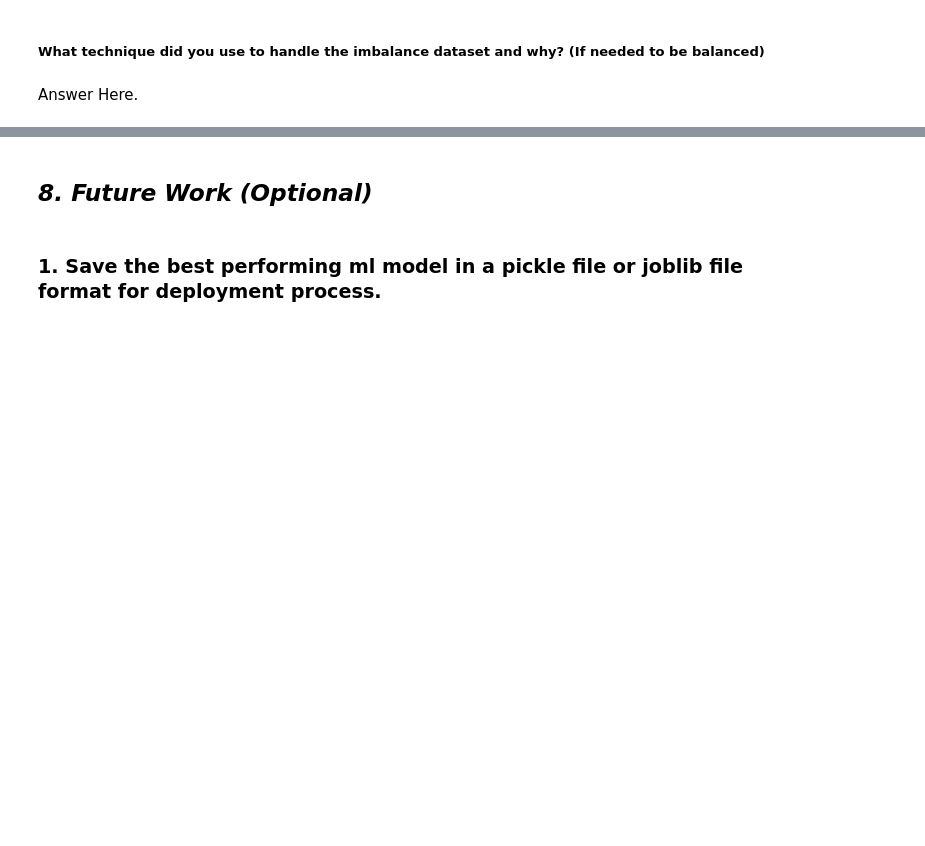
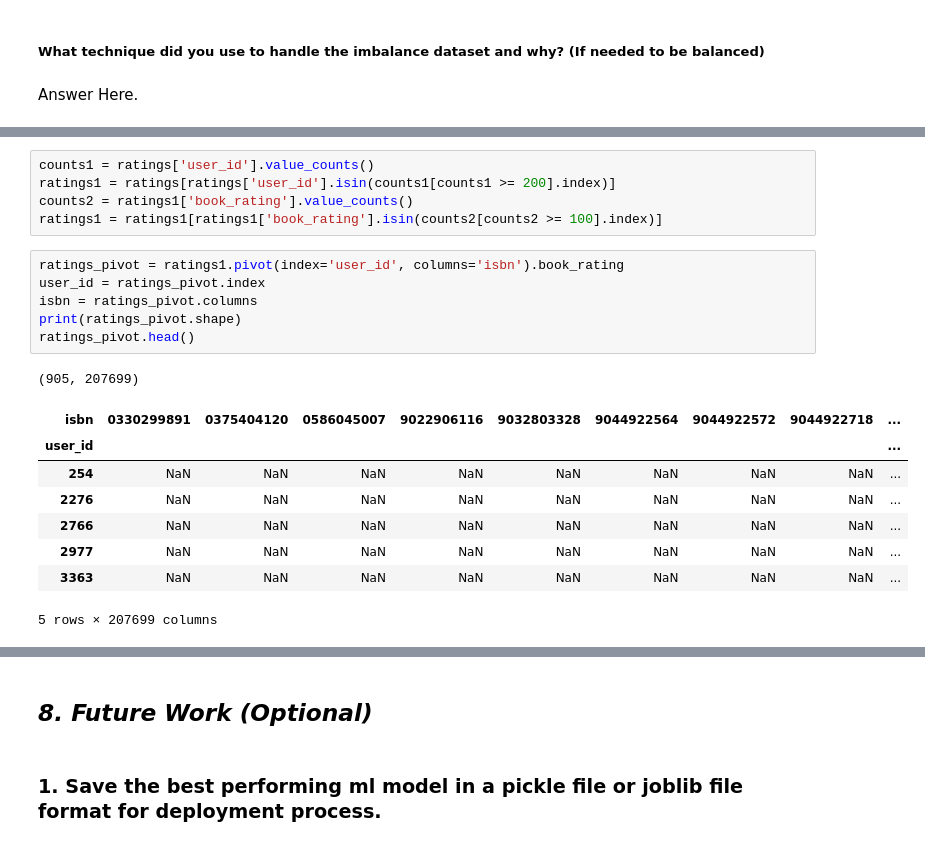
Before and after one commit to yahya-ansariii/BookRecommender, a Jupyter notebook: Book_Recommendation_System.ipynb, the cells around one changed output, grey strips where cells are left out. Cells and saved outputs as stored; diff of their text form; blank space fills up the shorter version.

```diff
--- a/Book_Recommendation_System.ipynb
+++ b/Book_Recommendation_System.ipynb
@@ -950,0 +929,21 @@ Answer Here.
+# %%
+counts1 = ratings['user_id'].value_counts()
+ratings1 = ratings[ratings['user_id'].isin(counts1[counts1 >= 200].index)]
+counts2 = ratings1['book_rating'].value_counts()
+ratings1 = ratings1[ratings1['book_rating'].isin(counts2[counts2 >= 100].index)]
+# %%
+ratings_pivot = ratings1.pivot(index='user_id', columns='isbn').book_rating
+user_id = ratings_pivot.index
+isbn = ratings_pivot.columns
+print(ratings_pivot.shape)
+ratings_pivot.head()
+# %% [output]
+(905, 207699)
+| isbn | 0330299891 | 0375404120 | 0586045007 | 9022906116 | 9032803328 | 9044922564 | 9044922572 | 9044922718 | ... |
+| user_id |  |  |  |  |  |  |  |  | ... |
+| 254 | NaN | NaN | NaN | NaN | NaN | NaN | NaN | NaN | ... |
+| 2276 | NaN | NaN | NaN | NaN | NaN | NaN | NaN | NaN | ... |
+| 2766 | NaN | NaN | NaN | NaN | NaN | NaN | NaN | NaN | ... |
+| 2977 | NaN | NaN | NaN | NaN | NaN | NaN | NaN | NaN | ... |
+| 3363 | NaN | NaN | NaN | NaN | NaN | NaN | NaN | NaN | ... |
+5 rows × 207699 columns
```
Also changed, not shown: parts of 52 cells of this notebook.
